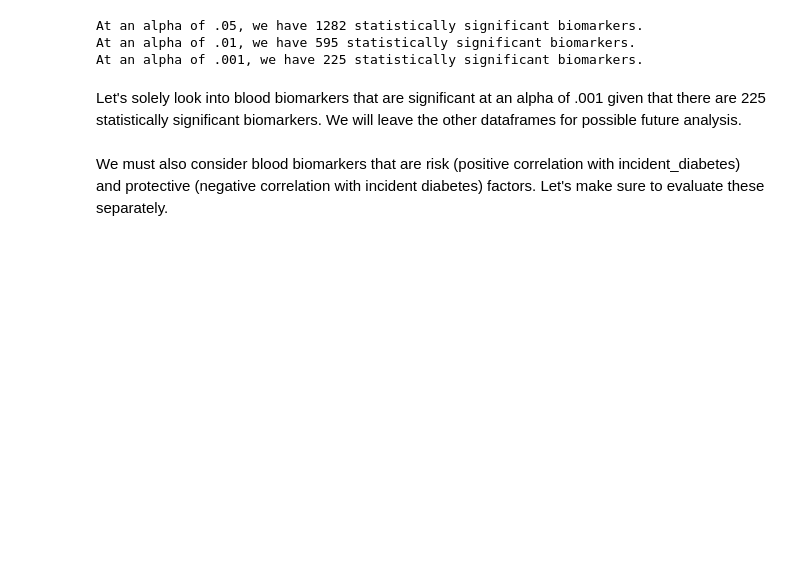
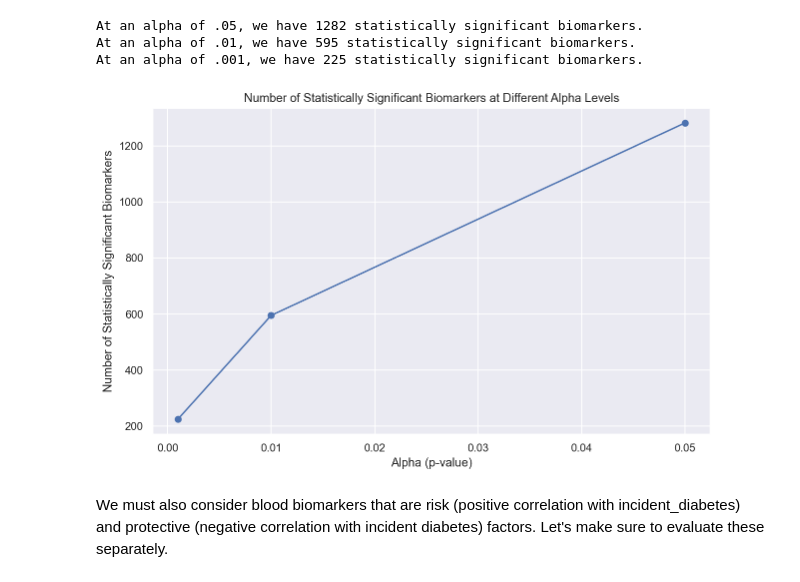
Before and after one commit to kmcneil901/Sapient-Case-Study, a Jupyter notebook: Sapient DS Test Project.ipynb, the cells around one changed output. Drawn from its saved outputs; the diff is of its cells as text; code cells hidden in the pictures; blank space fills up the shorter version.

```diff
--- a/Sapient DS Test Project.ipynb
+++ b/Sapient DS Test Project.ipynb
@@ -336,8 +336,20 @@ print(f"At an alpha of .001, we have {len(significant_biomarkers_001)} statistic
 At an alpha of .05, we have 1282 statistically significant biomarkers.
 At an alpha of .01, we have 595 statistically significant biomarkers.
 At an alpha of .001, we have 225 statistically significant biomarkers.
-# %% [markdown]
-Let's solely look into blood biomarkers that are significant at an alpha of .001 given that there are 225 statistically significant biomarkers. We will leave the other dataframes for possible future analysis.
+# %%
+alphas = [0.05, 0.01, 0.001]
+significant_biomarkers = [len(significant_biomarkers_05), len(significant_biomarkers_01), len(significant_biomarkers_001)]
+
+plt.figure(figsize=(10, 6))
+plt.plot(alphas, significant_biomarkers, marker='o', linestyle='-')
+
+plt.xlabel('Alpha (p-value)')
+plt.ylabel('Number of Statistically Significant Biomarkers')
+plt.title('Number of Statistically Significant Biomarkers at Different Alpha Levels')
+
+plt.show()
+# %% [output]
+[figure, added]
 # %% [markdown]
 We must also consider blood biomarkers that are risk (positive correlation with incident_diabetes) and protective (negative correlation with incident diabetes) factors. Let's make sure to evaluate these separately.
 # %%
```
Also changed, not shown: parts of 3 cells of this notebook.
